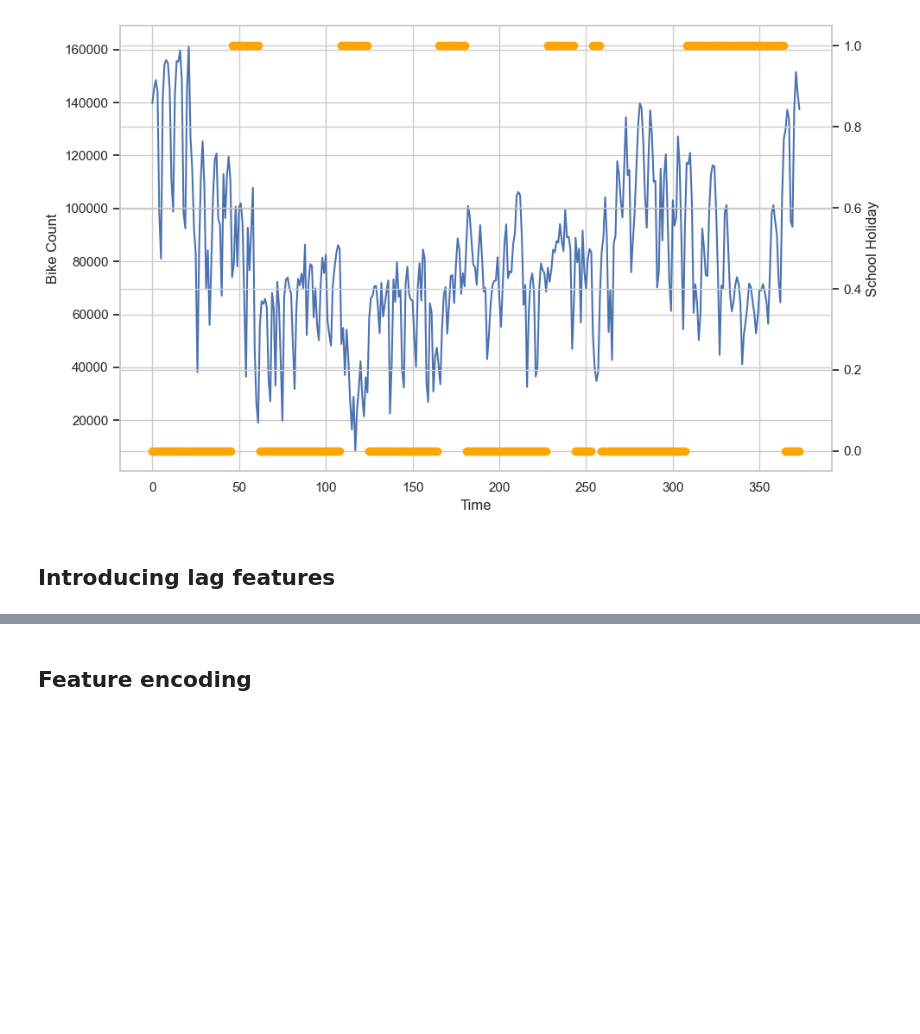
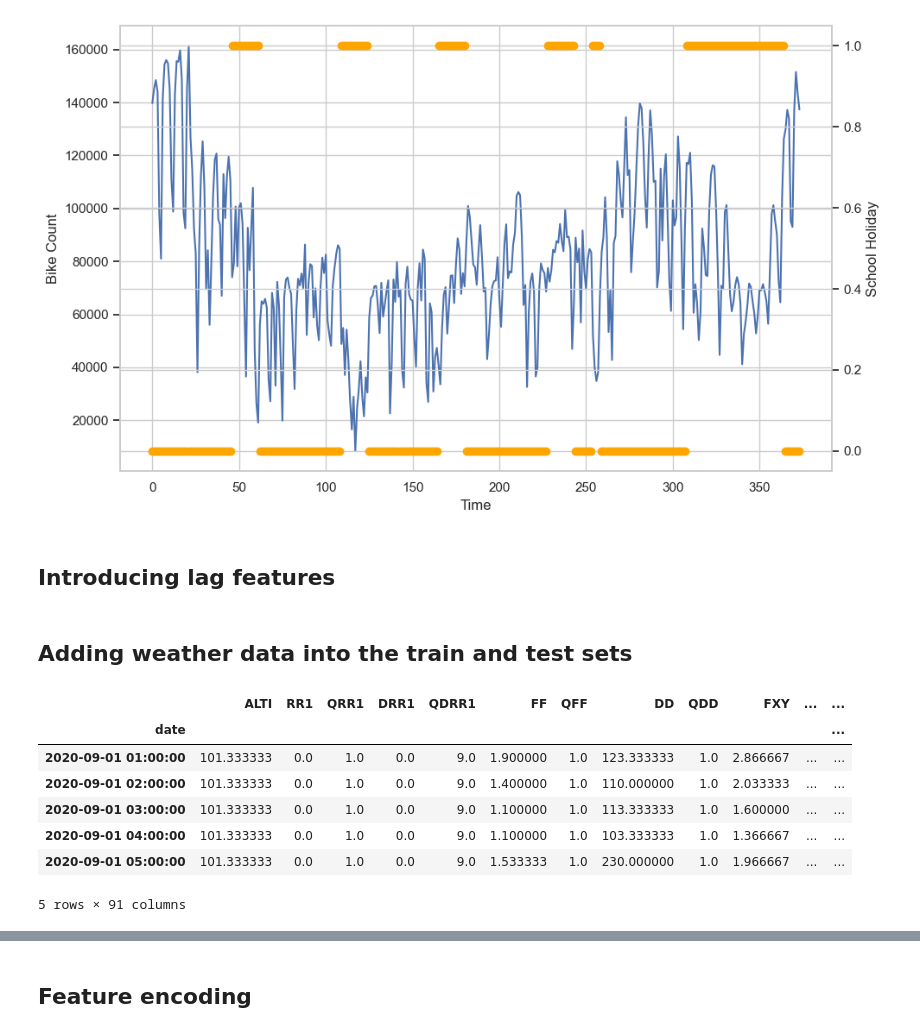
Before and after one commit to p-haas/bike_counters, a Jupyter notebook: WIP/eda_notebook.ipynb, the cells around one changed output, grey strips where cells are left out. Saved outputs shown, nothing was run; the diff lists cells and outputs as text; code cells hidden in the pictures; blank space fills up the shorter version.

```diff
--- a/WIP/eda_notebook.ipynb
+++ b/WIP/eda_notebook.ipynb
@@ -449,3 +580,16 @@ train_2["24h_avg_shift_bike_count"] = train_2.groupby("counter_id", observed=Fal
 train_2["1w_avg_shift_bike_count"] = train_2.groupby("counter_id", observed=False)["bike_count"].rolling(window=7*24).mean().shift(1).reset_index(level=0, drop=True)
 # %%
 train_3 = train_2[train_2["1w_avg_shift_bike_count"] != 0].drop(columns=["1h_shift_bike_count", "24h_avg_shift_bike_count", "1w_avg_shift_bike_count"])
+# %% [markdown]
+## Adding weather data into the train and test sets
+# %%
+weather_reduced.head()
+# %% [output]
+|  | ALTI | RR1 | QRR1 | DRR1 | QDRR1 | FF | QFF | DD | QDD | FXY | ... | ... |
+| date |  |  |  |  |  |  |  |  |  |  |  | ... |
+| 2020-09-01 01:00:00 | 101.333333 | 0.0 | 1.0 | 0.0 | 9.0 | 1.900000 | 1.0 | 123.333333 | 1.0 | 2.866667 | ... | ... |
+| 2020-09-01 02:00:00 | 101.333333 | 0.0 | 1.0 | 0.0 | 9.0 | 1.400000 | 1.0 | 110.000000 | 1.0 | 2.033333 | ... | ... |
+| 2020-09-01 03:00:00 | 101.333333 | 0.0 | 1.0 | 0.0 | 9.0 | 1.100000 | 1.0 | 113.333333 | 1.0 | 1.600000 | ... | ... |
+| 2020-09-01 04:00:00 | 101.333333 | 0.0 | 1.0 | 0.0 | 9.0 | 1.100000 | 1.0 | 103.333333 | 1.0 | 1.366667 | ... | ... |
+| 2020-09-01 05:00:00 | 101.333333 | 0.0 | 1.0 | 0.0 | 9.0 | 1.533333 | 1.0 | 230.000000 | 1.0 | 1.966667 | ... | ... |
+5 rows × 91 columns
```
Also changed, not shown: parts of 37 cells of this notebook, 2 other files.
